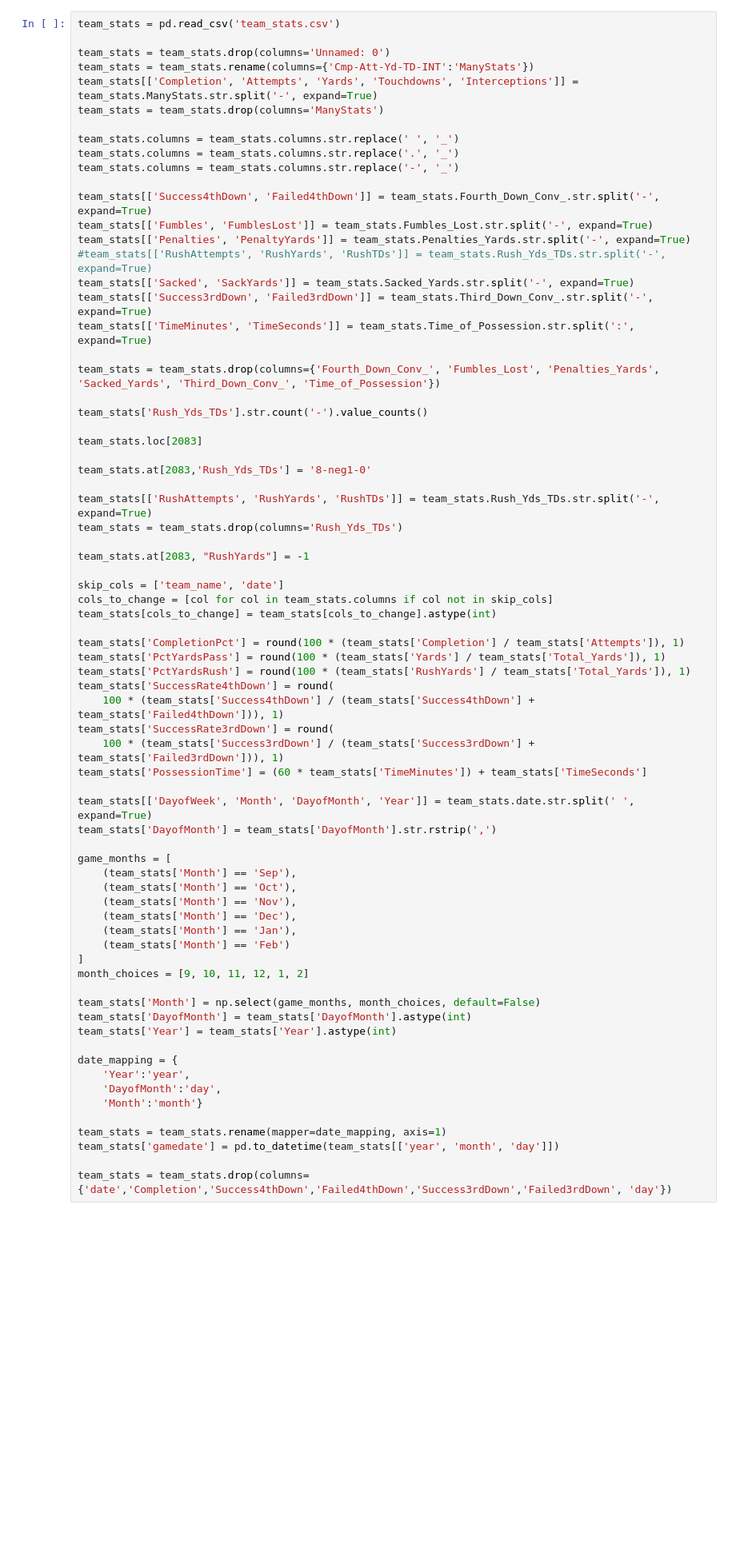
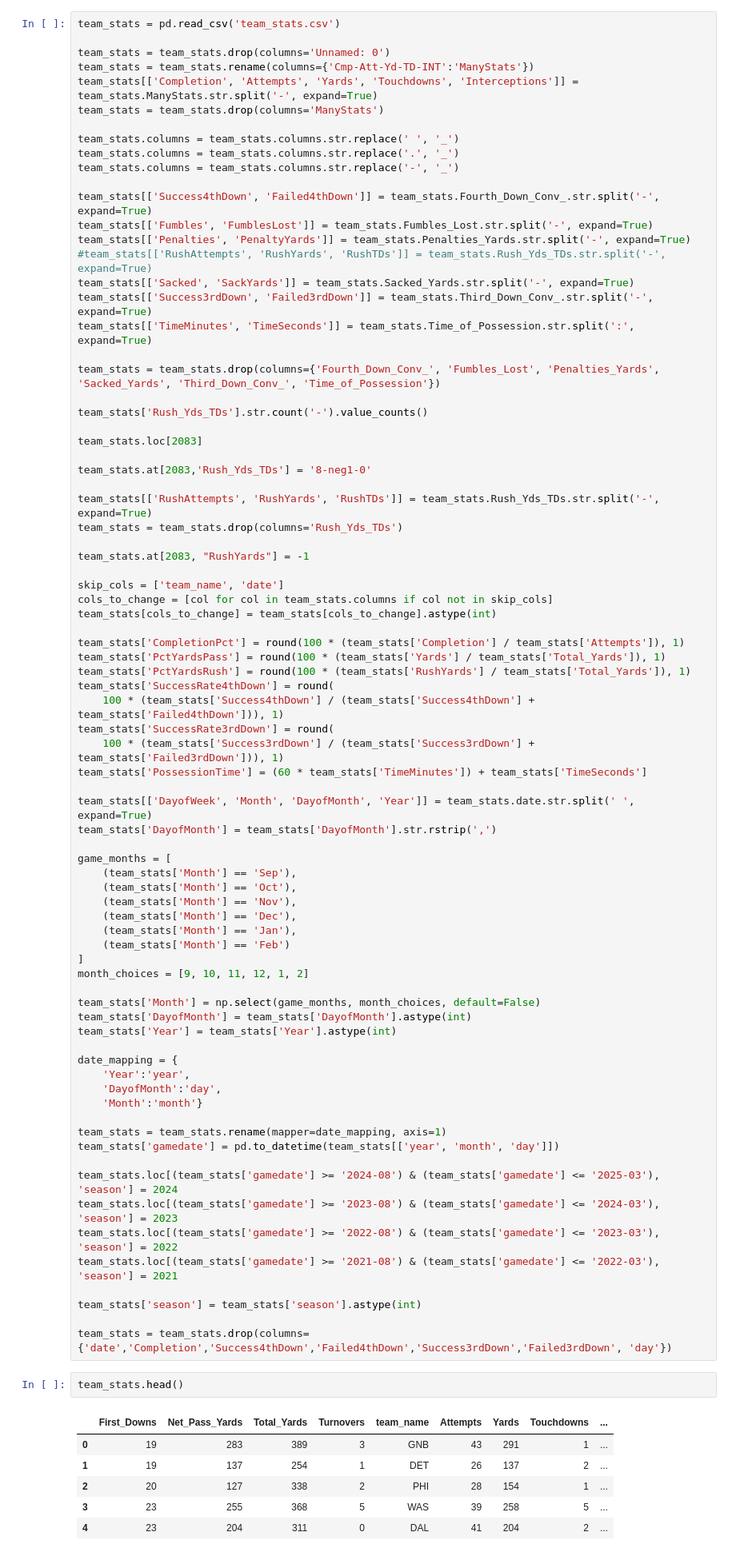
Before and after one commit to CamSmithers/NFL, a Jupyter notebook: Data Cleaning.ipynb, the cells around one changed output. Shown at 80% size. Drawn from its saved outputs; the diff is of its cells as text; blank space fills up the shorter version.

```diff
--- a/Data Cleaning.ipynb
+++ b/Data Cleaning.ipynb
@@ -95,4 +95,20 @@ date_mapping = {
 team_stats = team_stats.rename(mapper=date_mapping, axis=1)
 team_stats['gamedate'] = pd.to_datetime(team_stats[['year', 'month', 'day']])
 
+team_stats.loc[(team_stats['gamedate'] >= '2024-08') & (team_stats['gamedate'] <= '2025-03'), 'season'] = 2024
+team_stats.loc[(team_stats['gamedate'] >= '2023-08') & (team_stats['gamedate'] <= '2024-03'), 'season'] = 2023
+team_stats.loc[(team_stats['gamedate'] >= '2022-08') & (team_stats['gamedate'] <= '2023-03'), 'season'] = 2022
+team_stats.loc[(team_stats['gamedate'] >= '2021-08') & (team_stats['gamedate'] <= '2022-03'), 'season'] = 2021
+
+team_stats['season'] = team_stats['season'].astype(int)
+
 team_stats = team_stats.drop(columns={'date','Completion','Success4thDown','Failed4thDown','Success3rdDown','Failed3rdDown', 'day'})
+# %%
+team_stats.head()
+# %% [output]
+|  | First_Downs | Net_Pass_Yards | Total_Yards | Turnovers | team_name | Attempts | Yards | Touchdowns | ... |
+| 0 | 19 | 283 | 389 | 3 | GNB | 43 | 291 | 1 | ... |
+| 1 | 19 | 137 | 254 | 1 | DET | 26 | 137 | 2 | ... |
+| 2 | 20 | 127 | 338 | 2 | PHI | 28 | 154 | 1 | ... |
+| 3 | 23 | 255 | 368 | 5 | WAS | 39 | 258 | 5 | ... |
+| 4 | 23 | 204 | 311 | 0 | DAL | 41 | 204 | 2 | ... |
```
Also changed, not shown: parts of 17 cells of this notebook, 2 other files.
